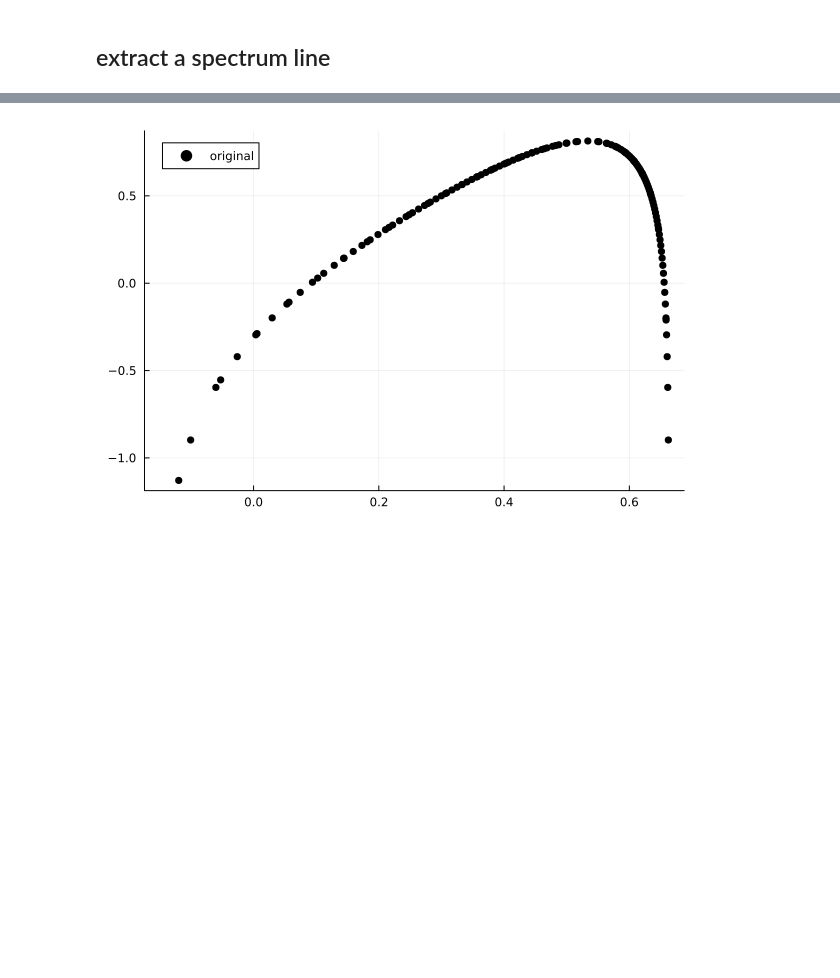
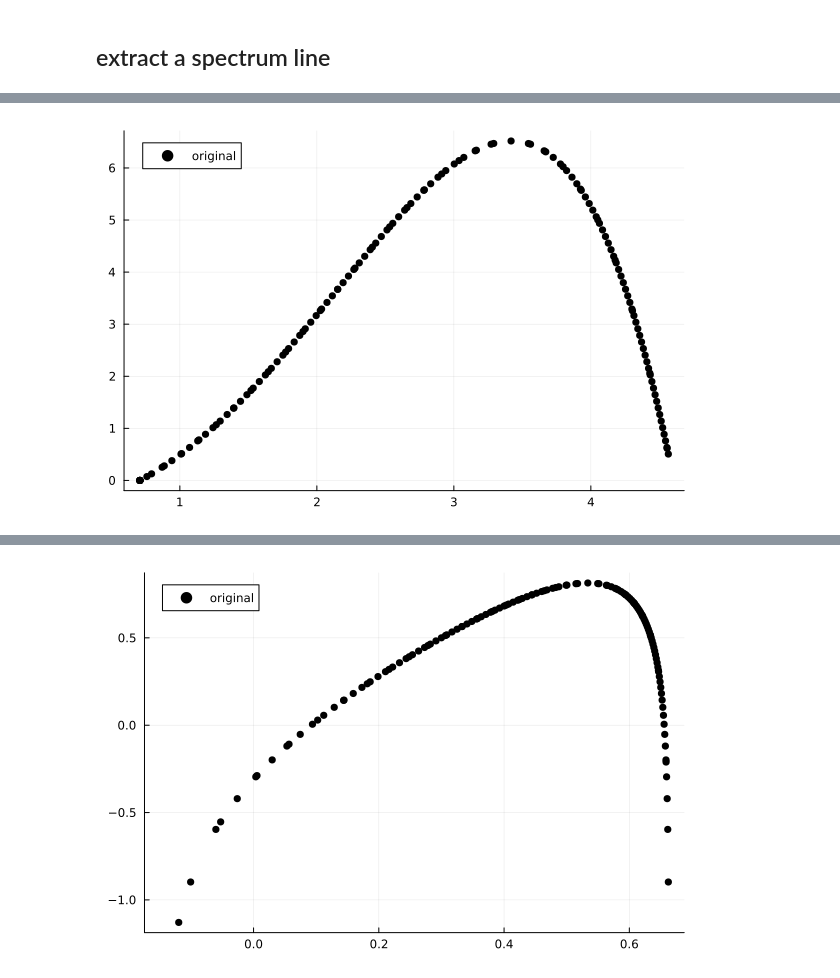
Before and after one commit to yardw/SpectraShooter.jl, a Jupyter notebook: dev.ipynb, the cells around one changed output, grey strips where cells are left out. Cells and saved outputs as stored; diff of their text form; code cells hidden in the pictures; blank space fills up the shorter version.

```diff
--- a/dev.ipynb
+++ b/dev.ipynb
@@ -538,0 +551,8 @@ end
+# %%
+inds = bisearch(t, m)
+next!(t,m)
+push!(ys,m.xaxis(inds[1]))
+push!(xs,m.yaxis(inds[2]))
+scatter(xs, ys, c=:black, label="original")
+# %% [output]
+[figure, added]
```
Also changed, not shown: parts of 7 cells of this notebook, 3 other files.
